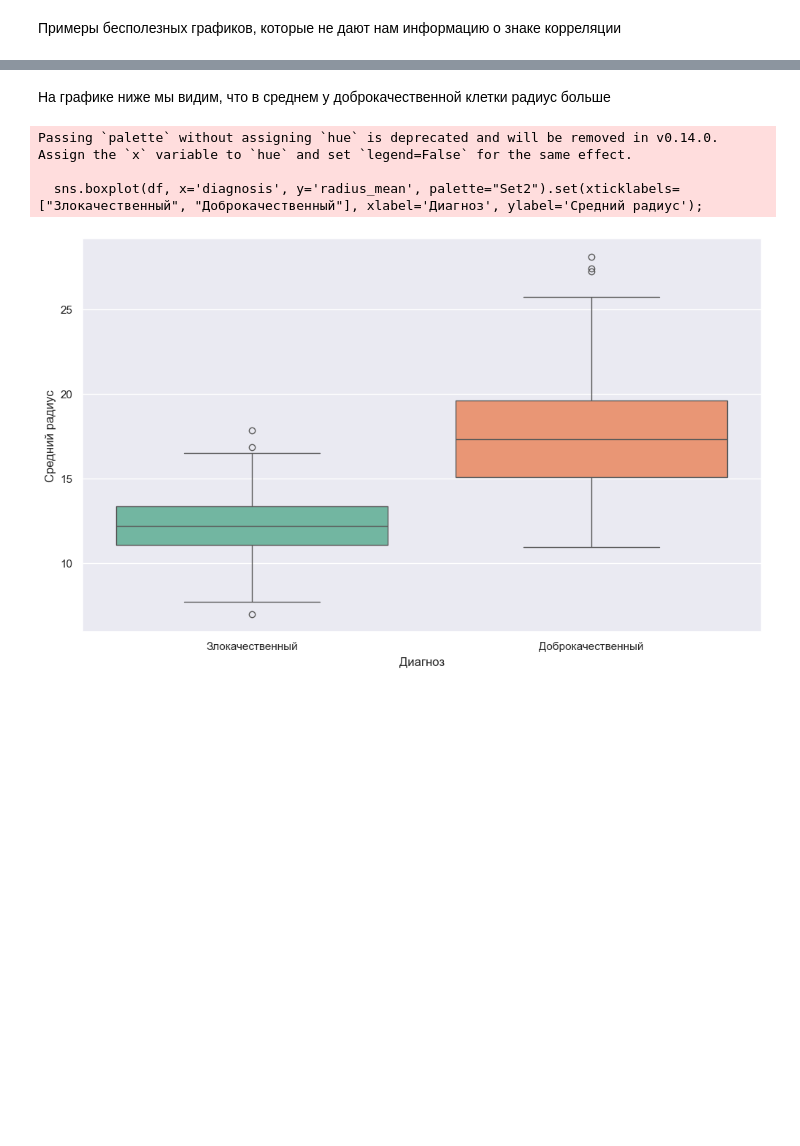
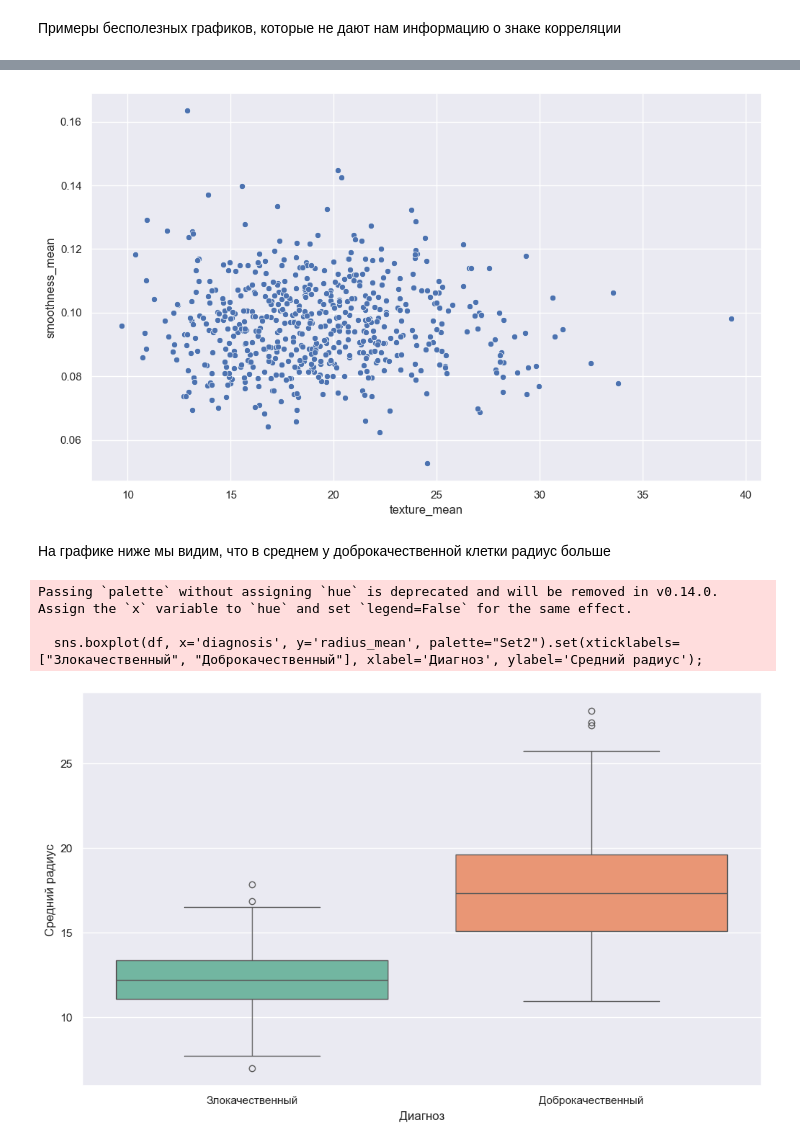
Before and after one commit to Nigota/DBLabsFinalWork, a Jupyter notebook: visualization.ipynb, the cells around one changed output, grey strips where cells are left out. Saved outputs shown, nothing was run; the diff lists cells and outputs as text; code cells hidden in the pictures; blank space fills up the shorter version.

```diff
--- a/visualization.ipynb
+++ b/visualization.ipynb
@@ -50,4 +54,8 @@ sns.scatterplot(df, x="radius_mean", y="fractal_dimension_mean")
 [figure]
+# %%
+sns.scatterplot(df, x="texture_mean", y="smoothness_mean");
+# %% [output]
+[figure, added]
 # %% [markdown]
 На графике ниже мы видим, что в среднем у доброкачественной клетки радиус больше
 # %%
```
Also changed, not shown: parts of 6 cells of this notebook.
